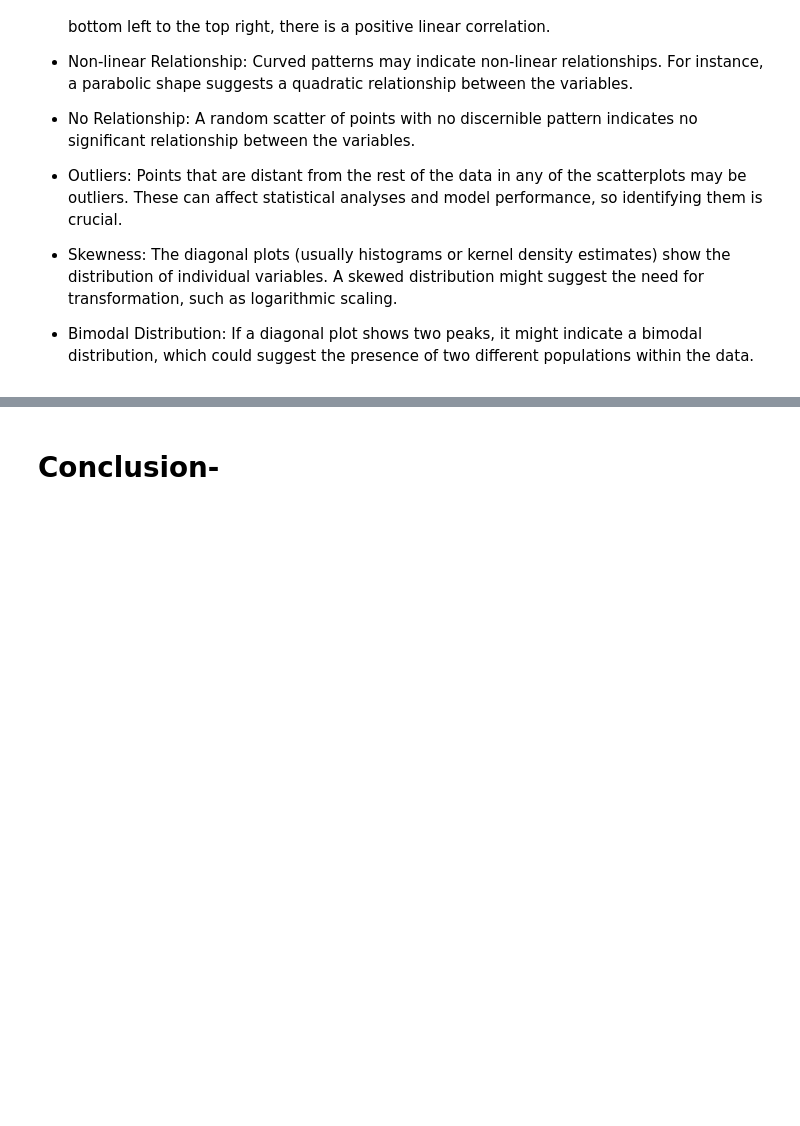
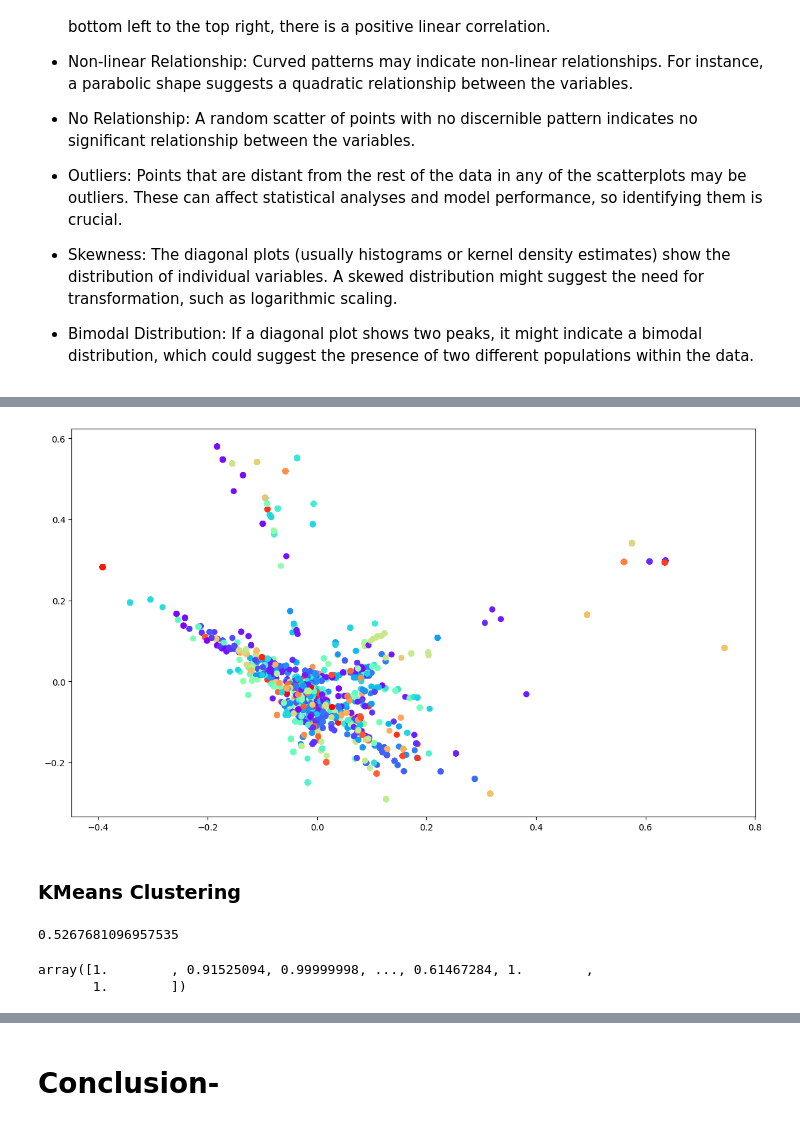
Before and after one commit to Jit562/Online-Reatil-Cluster, a Jupyter notebook: Online_Retail_Cluster_Project.ipynb, the cells around one changed output, grey strips where cells are left out. Saved outputs shown, nothing was run; the diff lists cells and outputs as text; code cells hidden in the pictures; blank space fills up the shorter version.

```diff
--- a/Online_Retail_Cluster_Project.ipynb
+++ b/Online_Retail_Cluster_Project.ipynb
@@ -1238,0 +1541,4 @@ plt.show()
+# %%
+cluster = AgglomerativeClustering(n_clusters=355)
+labels_ = cluster.fit_predict(X)
+labels_
@@ -1238,0 +1581,20 @@ plt.show()
+# %%
+plt.figure(figsize=(14,8))
+plt.scatter(X[:,0],X[:,1],c=cluster.labels_, cmap='rainbow')
+plt.show()
+# %% [output]
+[figure, added]
+# %% [markdown]
+### **KMeans Clustering**
+# %%
+cluster = KMeans(n_clusters=395, random_state=0)
+y_pred = cluster.fit_predict(X)
+
+silhouette_score(X, y_pred)
+# %% [output]
+0.5267681096957535
+# %%
+silhouette_samples(X, y_pred)
+# %% [output]
+array([1.        , 0.91525094, 0.99999998, ..., 0.61467284, 1.        ,
+       1.        ])
```
Also changed, not shown: parts of 61 cells of this notebook.
